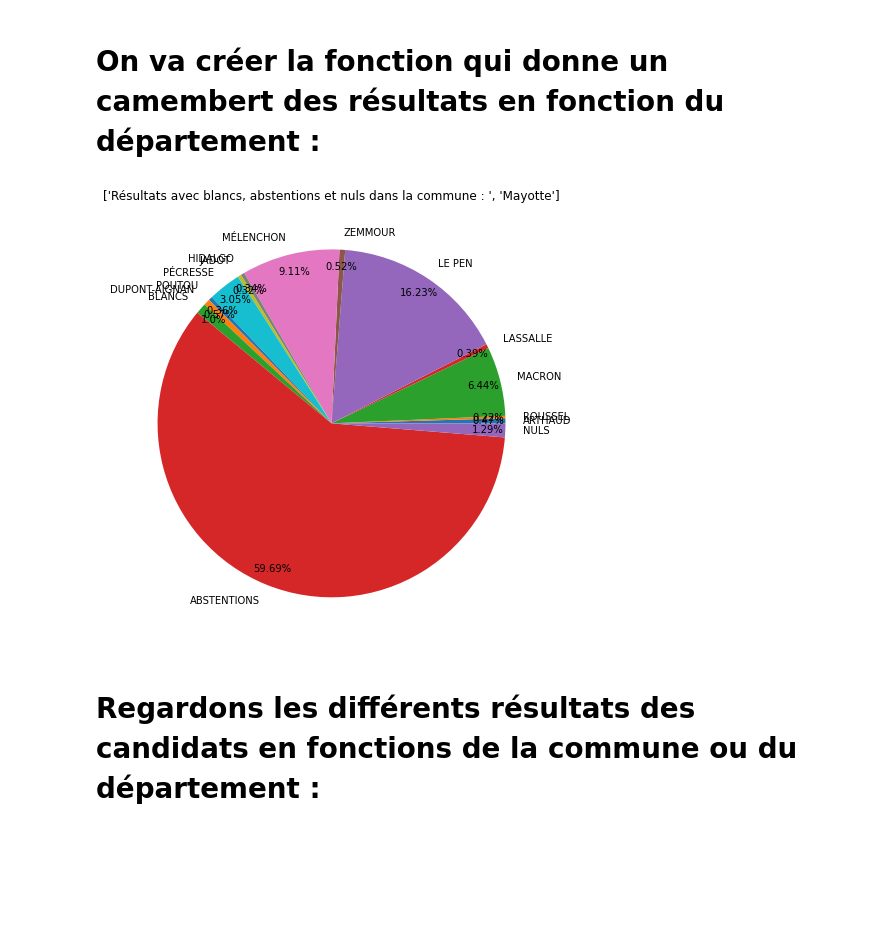
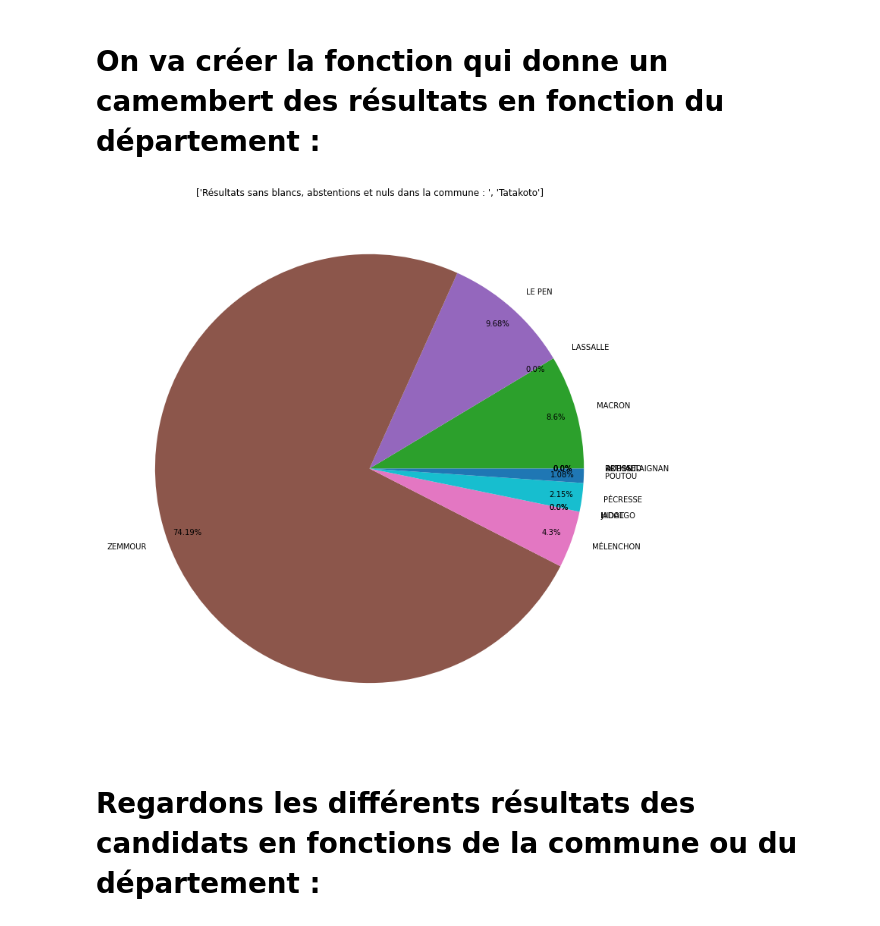
Before and after one commit to BaderEK/AnalyseDeDonnees, a Jupyter notebook: Groupe 2/Groupe 2/rendu.ipynb, the cells around one changed output. Drawn from its saved outputs; the diff is of its cells as text; code cells hidden in the pictures; blank space fills up the shorter version.

```diff
--- a/Groupe 2/Groupe 2/rendu.ipynb
+++ b/Groupe 2/Groupe 2/rendu.ipynb
@@ -197,13 +197,13 @@ def camembertCommObs(Obs, Abs):
         plt.show()
 # %%
 depObs = 'Mayotte'
-commObs = 'Alger'
-AbsBlancNul = True
+commObs = 'Tatakoto'
+AbsBlancNul = False
 
-camembertDepObs(depObs, AbsBlancNul)
-#camembertCommObs(commObs, AbsBlancNul)
+#camembertDepObs(depObs, AbsBlancNul)
+camembertCommObs(commObs, AbsBlancNul)
 # %% [output]
-[figure, old version]
+[figure, new version]
 # %% [markdown]
 # Regardons les différents résultats des candidats en fonctions de la commune ou du département :
 # %%
```
Also changed, not shown: parts of 6 cells of this notebook.
